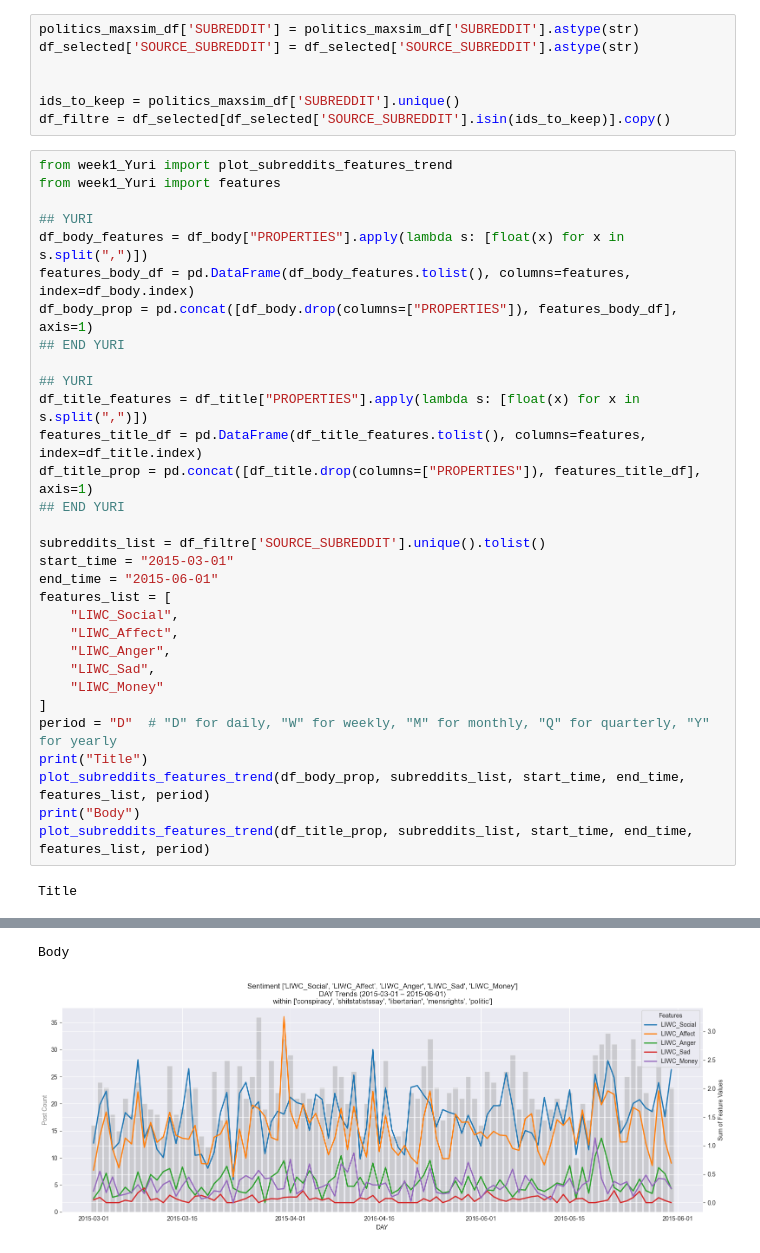
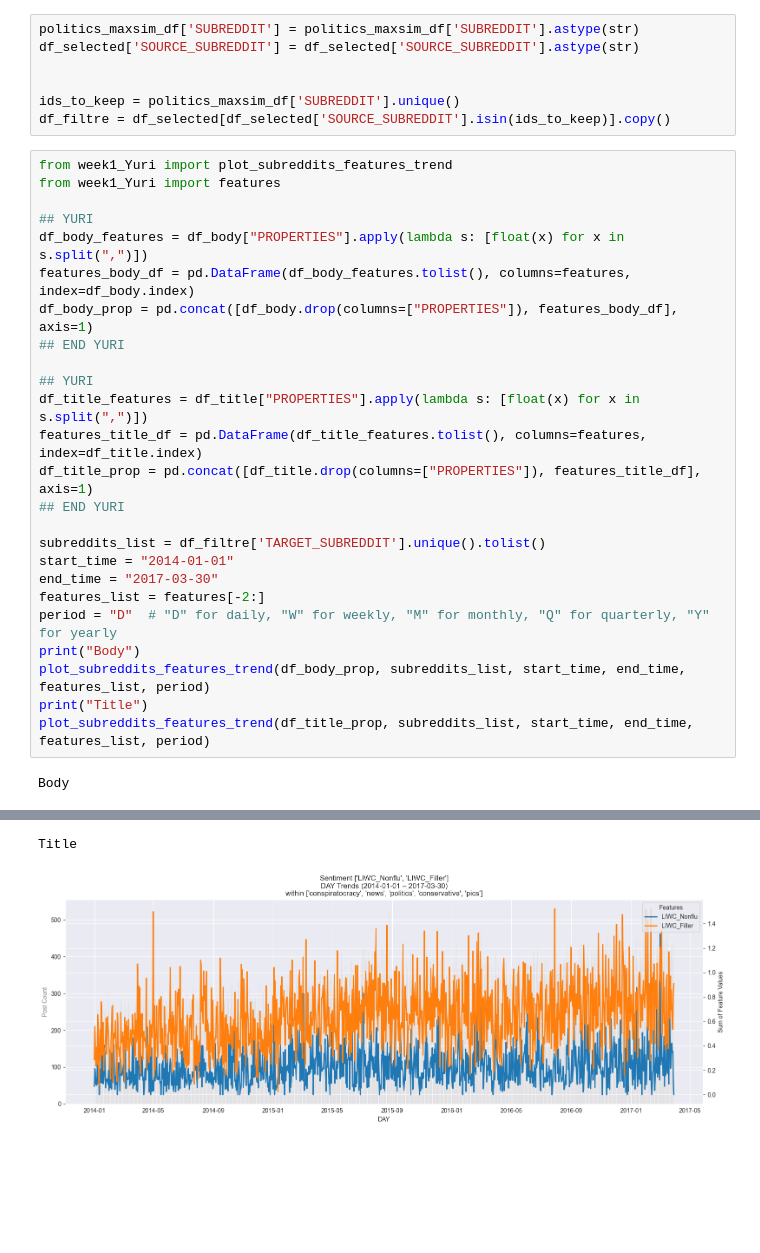
Before and after one commit to l0uisgrange/ada-2025-project, a Jupyter notebook: archive/louis.ipynb, the cells around one changed output, grey strips where cells are left out. Saved outputs shown, nothing was run; the diff lists cells and outputs as text; blank space fills up the shorter version.

```diff
--- a/archive/louis.ipynb
+++ b/archive/louis.ipynb
@@ -100,20 +101,14 @@ features_title_df = pd.DataFrame(df_title_features.tolist(), columns=features, i
 df_title_prop = pd.concat([df_title.drop(columns=["PROPERTIES"]), features_title_df], axis=1)
 ## END YURI
 
-subreddits_list = df_filtre['SOURCE_SUBREDDIT'].unique().tolist()
-start_time = "2015-03-01"
-end_time = "2015-06-01"
-features_list = [
-    "LIWC_Social",
-    "LIWC_Affect",
-    "LIWC_Anger",
-    "LIWC_Sad",
-    "LIWC_Money"
-]
+subreddits_list = df_filtre['TARGET_SUBREDDIT'].unique().tolist()
+start_time = "2014-01-01"
+end_time = "2017-03-30"
+features_list = features[-2:]
 period = "D"  # "D" for daily, "W" for weekly, "M" for monthly, "Q" for quarterly, "Y" for yearly
+print("Body")
+plot_subreddits_features_trend(df_body_prop, subreddits_list, start_time, end_time, features_list, period)
 print("Title")
-plot_subreddits_features_trend(df_body_prop, subreddits_list, start_time, end_time, features_list, period)
-print("Body")
 plot_subreddits_features_trend(df_title_prop, subreddits_list, start_time, end_time, features_list, period)
 # %% [output]
-Title
+Body
@@ -121,2 +116,2 @@ Title
-Body
+Title
-[figure, old version]
+[figure, new version]
```
Also changed, not shown: parts of 5 cells of this notebook.
